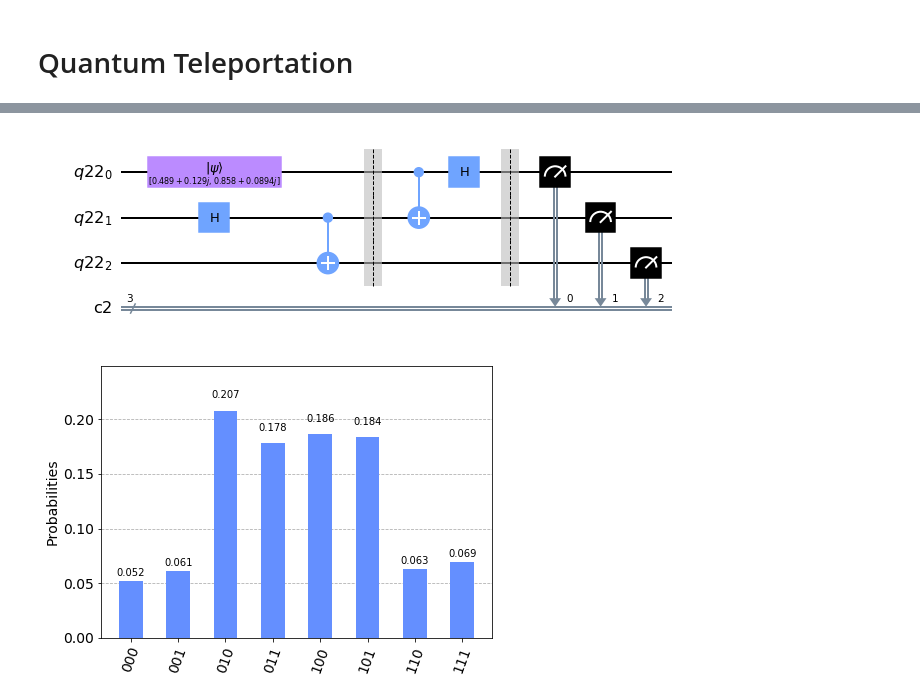
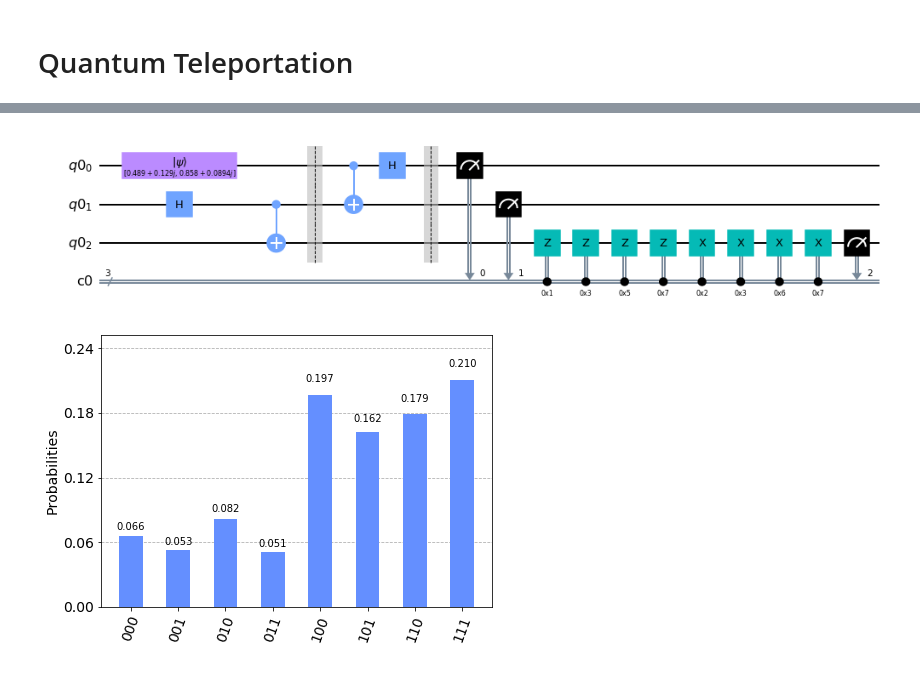
Before and after one commit to calm-cookie/quantum-teleportation, a Jupyter notebook: Quantum Teleportation.ipynb, the cells around one changed output, grey strips where cells are left out. Cells and saved outputs as stored; diff of their text form; code cells hidden in the pictures.

```diff
--- a/Quantum Teleportation.ipynb
+++ b/Quantum Teleportation.ipynb
@@ -34,16 +34,23 @@ qc.draw(output='mpl')
 # %%
 # Bob performs operations on his qubit depending on the bits of information received
-if c[0] == 1:
-    qc.z(q[2])
 
-if c[1] == 1:
-    qc.x(q[2])
+# c[0] is 1 whenever c is 001, 011, 101, 111 i.e. 1, 3, 5, 7
+qc.z(q[2]).c_if(c, 1)
+qc.z(q[2]).c_if(c, 3)
+qc.z(q[2]).c_if(c, 5)
+qc.z(q[2]).c_if(c, 7)
+
+# c[1] is 1 whenever c is 010, 011, 110, 111 i.e. 2, 3, 6, 7
+qc.x(q[2]).c_if(c, 2)
+qc.x(q[2]).c_if(c, 3)
+qc.x(q[2]).c_if(c, 6)
+qc.x(q[2]).c_if(c, 7)
 
 # Bob's qubit is measured to confirm the results
 qc.measure(q[2], c[2])
 qc.draw(output='mpl')
 # %% [output]
-[figure, old version]
+[figure, new version]
 # %%
 # execute the circuit on a qasm simulator
 backend = qs.Aer.get_backend('qasm_simulator')
@@ -56,4 +63,4 @@ display(graph)
 # Adding up all probabilites where q2 = 0 will give |coeffient of |0> of unknown qubit|^2
 # Adding up all probabilites where q2 = 1 will give |coeffient of |1> of unknown qubit|^2
 # %% [output]
-[figure, old version]
+[figure, new version]
```
Also changed, not shown: parts of 1 cell of this notebook.
